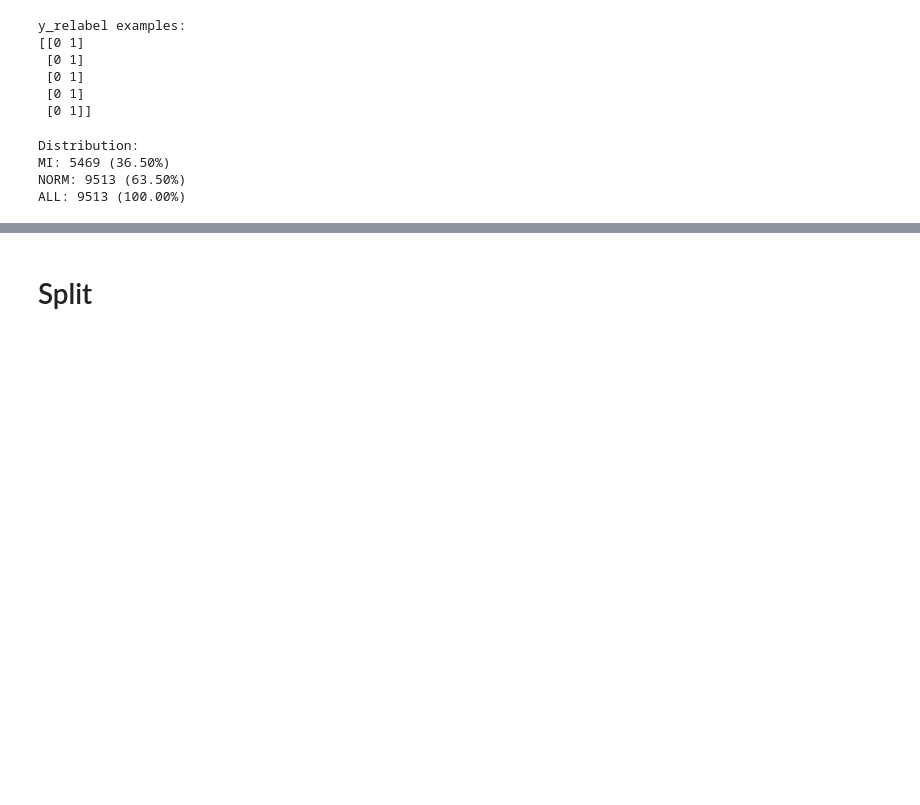
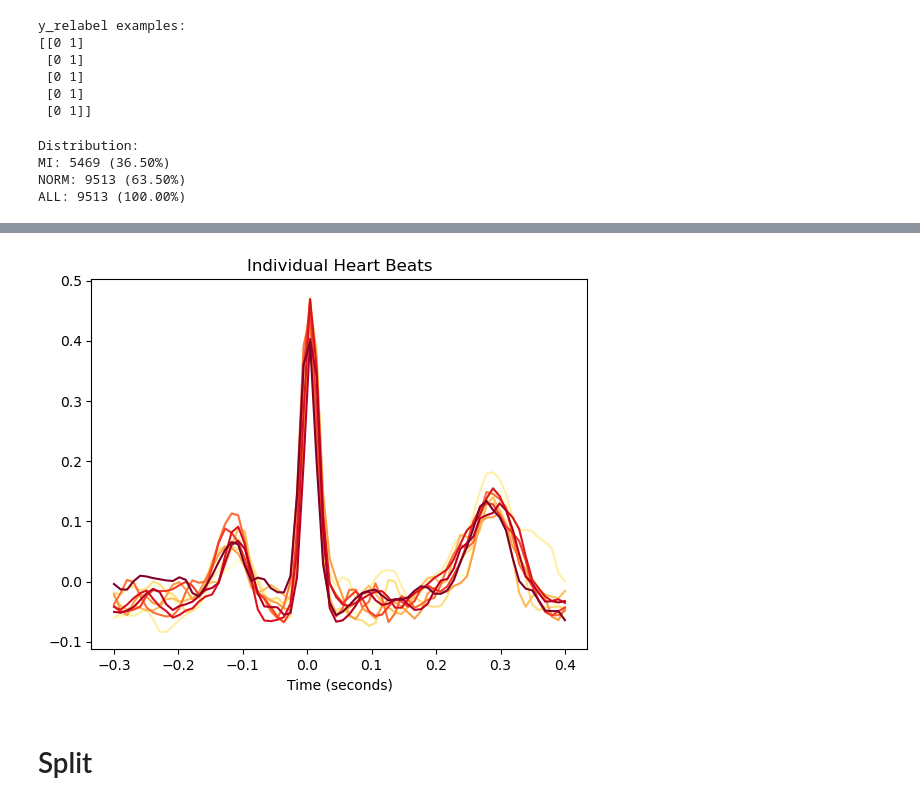
Before and after one commit to AliceKitchkin/ECG_xAI, a Jupyter notebook: notebooks/01_data_pipeline.ipynb, the cells around one changed output, grey strips where cells are left out. Saved outputs shown, nothing was run; the diff lists cells and outputs as text; code cells hidden in the pictures; blank space fills up the shorter version.

```diff
--- a/notebooks/01_data_pipeline.ipynb
+++ b/notebooks/01_data_pipeline.ipynb
@@ -108,0 +134,13 @@ ALL: 9513 (100.00%)
+# %%
+# Define a function to create epochs
+def extract_heartbeats(cleaned, peaks, sampling_rate=None):
+    heartbeats = nk.epochs_create(cleaned,
+                                  events=peaks,
+                                  epochs_start=-0.3,
+                                  epochs_end=0.4,
+                                  sampling_rate=sampling_rate)
+    heartbeats = nk.epochs_to_df(heartbeats)
+    return heartbeats
+
+heartbeats = extract_heartbeats(cleaned_ecg, peaks=rpeaks, sampling_rate=100)
+heartbeats.head()
@@ -108,0 +154,3 @@ ALL: 9513 (100.00%)
+# %%
+heartbeats_pivoted = heartbeats.pivot(index='Time', columns='Label', values='Signal')
+heartbeats_pivoted.head()
@@ -109,3 +165,22 @@ ALL: 9513 (100.00%)
+# %%
+# Prepare figure
+from matplotlib import pyplot as plt
+fig, ax = plt.subplots()
+
+ax.set_title("Individual Heart Beats")
+ax.set_xlabel("Time (seconds)")
+
+# Aesthetics
+labels = list(heartbeats_pivoted)
+labels = ['Channel ' + x for x in labels] # Set labels for each signal
+cmap = iter(plt.cm.YlOrRd(np.linspace(0,1, int(heartbeats["Label"].nunique())))) # Get color map
+lines = [] # Create empty list to contain the plot of each signal
+
+for i, x, color in zip(labels, heartbeats_pivoted, cmap):
+    line, = ax.plot(heartbeats_pivoted[x], label='%s' % i, color=color)
+    lines.append(line)
+# %% [output]
+[figure, added]
 # %% [markdown]
 # Split
 # %%
```
Also changed, not shown: parts of 10 cells of this notebook.
